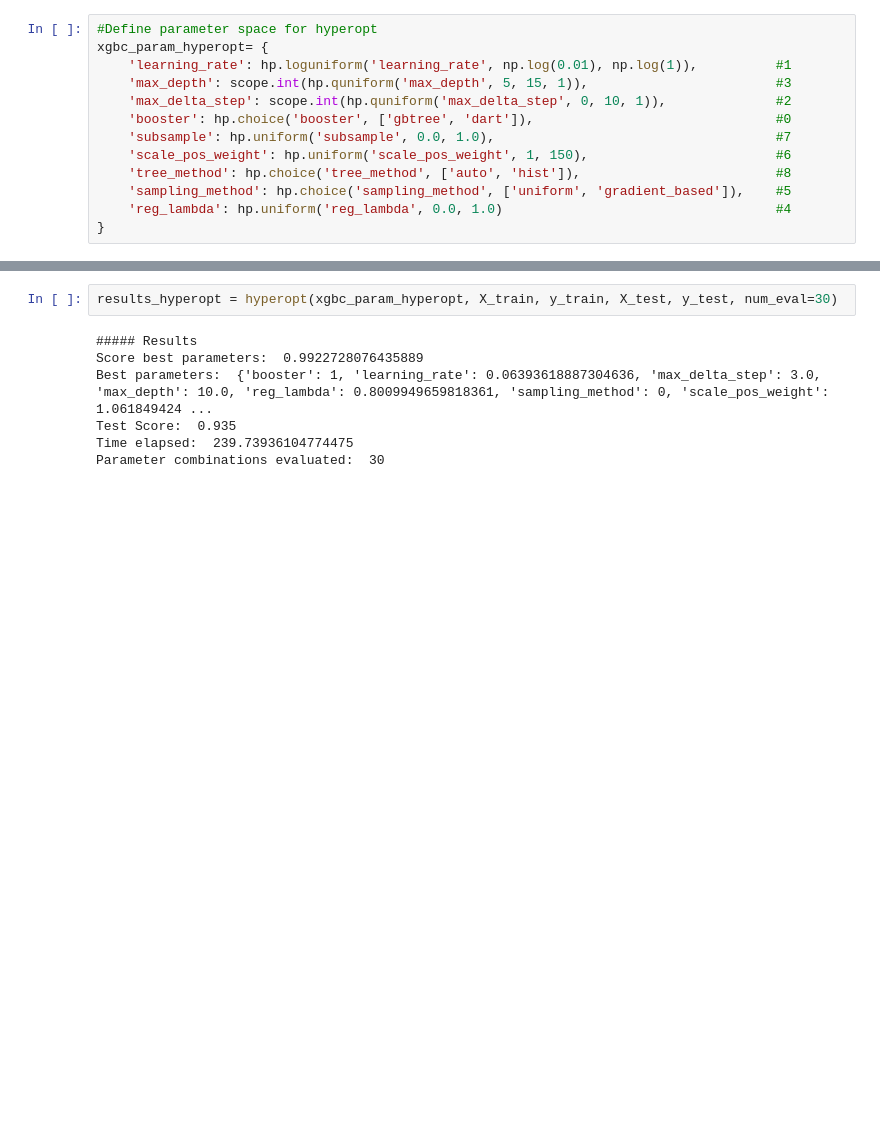
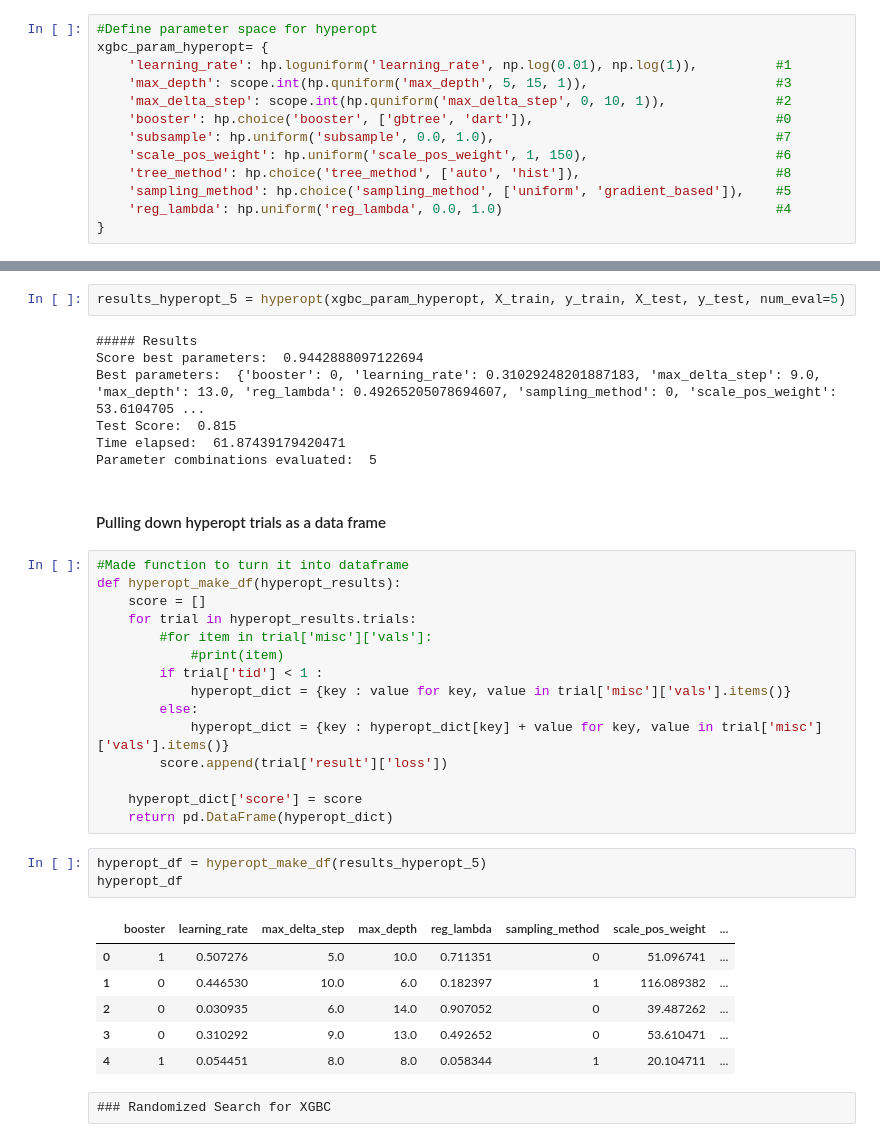
Before and after one commit to Justin92/FAIMS_MachineLearning, a Jupyter notebook: HyperOpt_RandomSearch.ipynb, the cells around one changed output, grey strips where cells are left out. Drawn from its saved outputs; the diff is of its cells as text; blank space fills up the shorter version.

```diff
--- a/HyperOpt_RandomSearch.ipynb
+++ b/HyperOpt_RandomSearch.ipynb
@@ -108,11 +125,40 @@ def hyperopt(param_space, X_train, y_train, X_test, y_test, num_eval):
 
     return trials
 # %%
-results_hyperopt = hyperopt(xgbc_param_hyperopt, X_train, y_train, X_test, y_test, num_eval=30)
+results_hyperopt_5 = hyperopt(xgbc_param_hyperopt, X_train, y_train, X_test, y_test, num_eval=5)
 # %% [output]
 ##### Results
-Score best parameters:  0.9922728076435889
-Best parameters:  {'booster': 1, 'learning_rate': 0.06393618887304636, 'max_delta_step': 3.0, 'max_depth': 10.0, 'reg_lambda': 0.8009949659818361, 'sampling_method': 0, 'scale_pos_weight': 1.061849424 ...
-Test Score:  0.935
-Time elapsed:  239.73936104774475
-Parameter combinations evaluated:  30
+Score best parameters:  0.9442888097122694
+Best parameters:  {'booster': 0, 'learning_rate': 0.31029248201887183, 'max_delta_step': 9.0, 'max_depth': 13.0, 'reg_lambda': 0.49265205078694607, 'sampling_method': 0, 'scale_pos_weight': 53.6104705 ...
+Test Score:  0.815
+Time elapsed:  61.87439179420471
+Parameter combinations evaluated:  5
+# %% [markdown]
+#### Pulling down hyperopt trials as a data frame
+# %%
+#Made function to turn it into dataframe
+def hyperopt_make_df(hyperopt_results):
+    score = []
+    for trial in hyperopt_results.trials:
+        #for item in trial['misc']['vals']:
+            #print(item)
+        if trial['tid'] < 1 :
+            hyperopt_dict = {key : value for key, value in trial['misc']['vals'].items()}
+        else:
+            hyperopt_dict = {key : hyperopt_dict[key] + value for key, value in trial['misc']['vals'].items()}
+        score.append(trial['result']['loss'])
+
+    hyperopt_dict['score'] = score
+    return pd.DataFrame(hyperopt_dict)
+# %%
+hyperopt_df = hyperopt_make_df(results_hyperopt_5)
+hyperopt_df
+# %% [output]
+|  | booster | learning_rate | max_delta_step | max_depth | reg_lambda | sampling_method | scale_pos_weight | ... |
+| 0 | 1 | 0.507276 | 5.0 | 10.0 | 0.711351 | 0 | 51.096741 | ... |
+| 1 | 0 | 0.446530 | 10.0 | 6.0 | 0.182397 | 1 | 116.089382 | ... |
+| 2 | 0 | 0.030935 | 6.0 | 14.0 | 0.907052 | 0 | 39.487262 | ... |
+| 3 | 0 | 0.310292 | 9.0 | 13.0 | 0.492652 | 0 | 53.610471 | ... |
+| 4 | 1 | 0.054451 | 8.0 | 8.0 | 0.058344 | 1 | 20.104711 | ... |
+# %% [raw]
+### Randomized Search for XGBC
```
Also changed, not shown: parts of 34 cells of this notebook.
